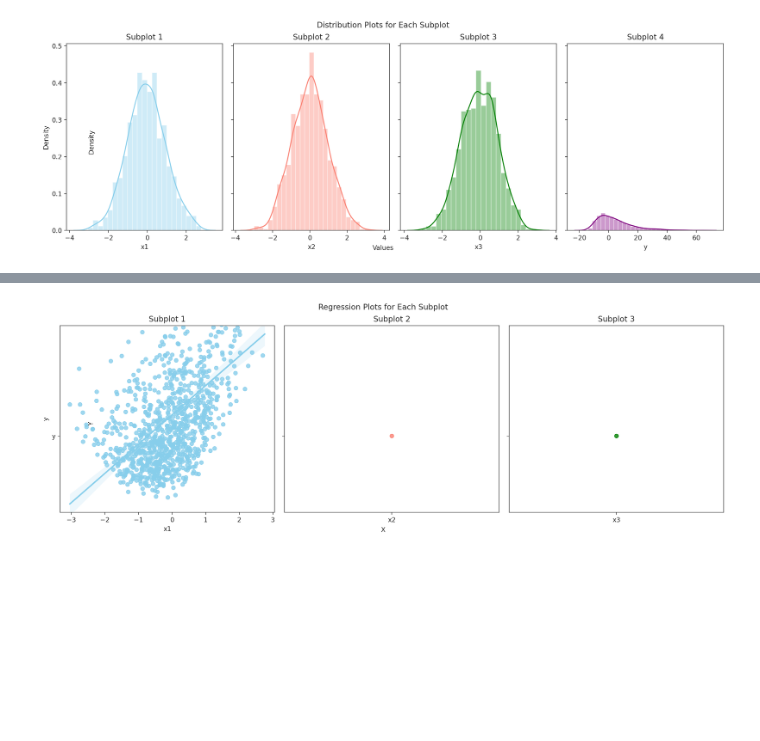
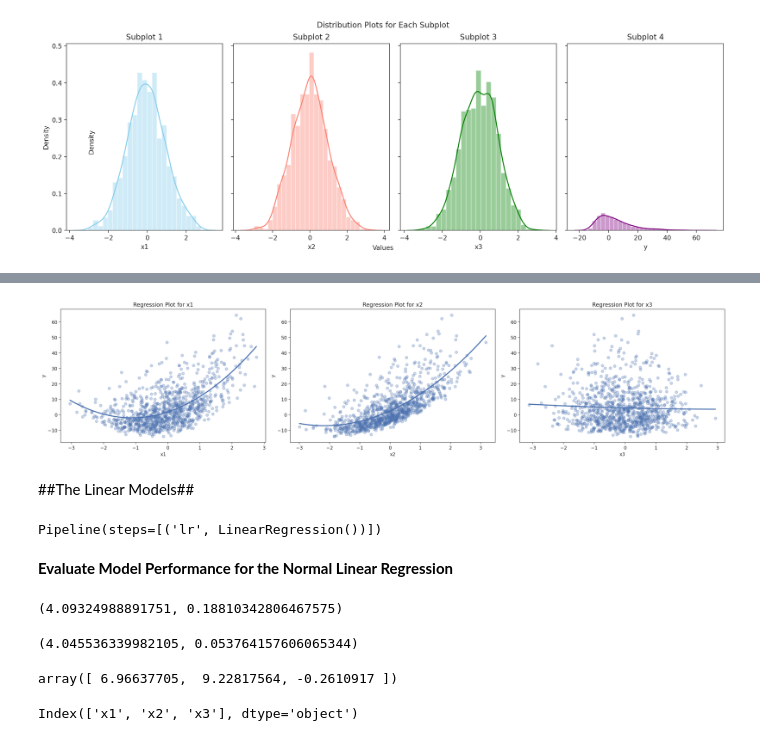
Before and after one commit to kessingtonosazee/GCP_Project_1, a Jupyter notebook: Week_2_lab_linear_regression_with_polynomial_and_interaction_Features.ipynb, the cells around one changed output, grey strips where cells are left out. Drawn from its saved outputs; the diff is of its cells as text; code cells hidden in the pictures; blank space fills up the shorter version.

```diff
--- a/Week_2_lab_linear_regression_with_polynomial_and_interaction_Features.ipynb
+++ b/Week_2_lab_linear_regression_with_polynomial_and_interaction_Features.ipynb
@@ -154,27 +137,18 @@ sns.regplot(
-# %%
-# Plotting regplot for each subplot
-
-# Create a 1x3 grid of subplots
-fig, axes = plt.subplots(1, 3, figsize=(15, 5), sharey=True)
-
-sns.regplot(x=df['x1'], y=df['y'], ax=axes[0], color="skyblue")
-axes[0].set_title("Subplot 1")
-
-sns.regplot(x=['x2'], y=['y'], ax=axes[1], color="salmon")
-axes[1].set_title("Subplot 2")
-
-sns.regplot(x=['x3'], y=['y'], ax=axes[2], color="green")
-axes[2].set_title("Subplot 3")
-
-# Add a common y-axis label
-fig.text(0.5, 0.04, 'X', ha='center', va='center')
-fig.text(0.08, 0.5, df'Y', ha='center', va='center', rotation='vertical')
-
-# Adjust layout to prevent clipping of y-axis labels
-plt.tight_layout()
-
-# Show the plot
-plt.suptitle("Regression Plots for Each Subplot", y=1.02)
-plt.show()
-# %% [output]
-[figure, removed]
+# %%
+# Create subplots for each feature
+fig, axes = plt.subplots(nrows=1, ncols=3, figsize=(21, 5))
+
+# Iterate over each feature and create a regression plot
+for i, feature in enumerate(["x1", "x2", "x3"]):
+    sns.regplot(data=df, x=feature, y='y', order=2, scatter_kws=dict(alpha=0.3), ax=axes[i], ci=None)
+    axes[i].set_title(f'Regression Plot for {feature}')
+
+# Adjust the layout
+plt.tight_layout()
+
+# Show the plot
+plt.show()
+# %% [output]
+[figure, added]
+# %% [markdown]
+##The Linear Models##
@@ -180,0 +165,6 @@ plt.show()
+# %%
+normal_reg.fit(X, y)
+# %% [output]
+Pipeline(steps=[('lr', LinearRegression())])
+# %% [markdown]
+**Evaluate Model Performance for the Normal Linear Regression**
@@ -180,0 +178,19 @@ plt.show()
+# %%
+# Test Score Mean and STD
+-eval_results['test_score'].mean(), eval_results['test_score'].std()
+# %% [output]
+(4.09324988891751, 0.18810342806467575)
+# %%
+# Training Score Mean and STD
+-eval_results['train_score'].mean(), eval_results['train_score'].std()
+# %% [output]
+(4.045536339982105, 0.053764157606065344)
+# %%
+# Coefficent of model
+normal_reg['lr'].coef_
+# %% [output]
+array([ 6.96637705,  9.22817564, -0.2610917 ])
+# %%
+X.columns
+# %% [output]
+Index(['x1', 'x2', 'x3'], dtype='object')
```
Also changed, not shown: parts of 22 cells of this notebook.
